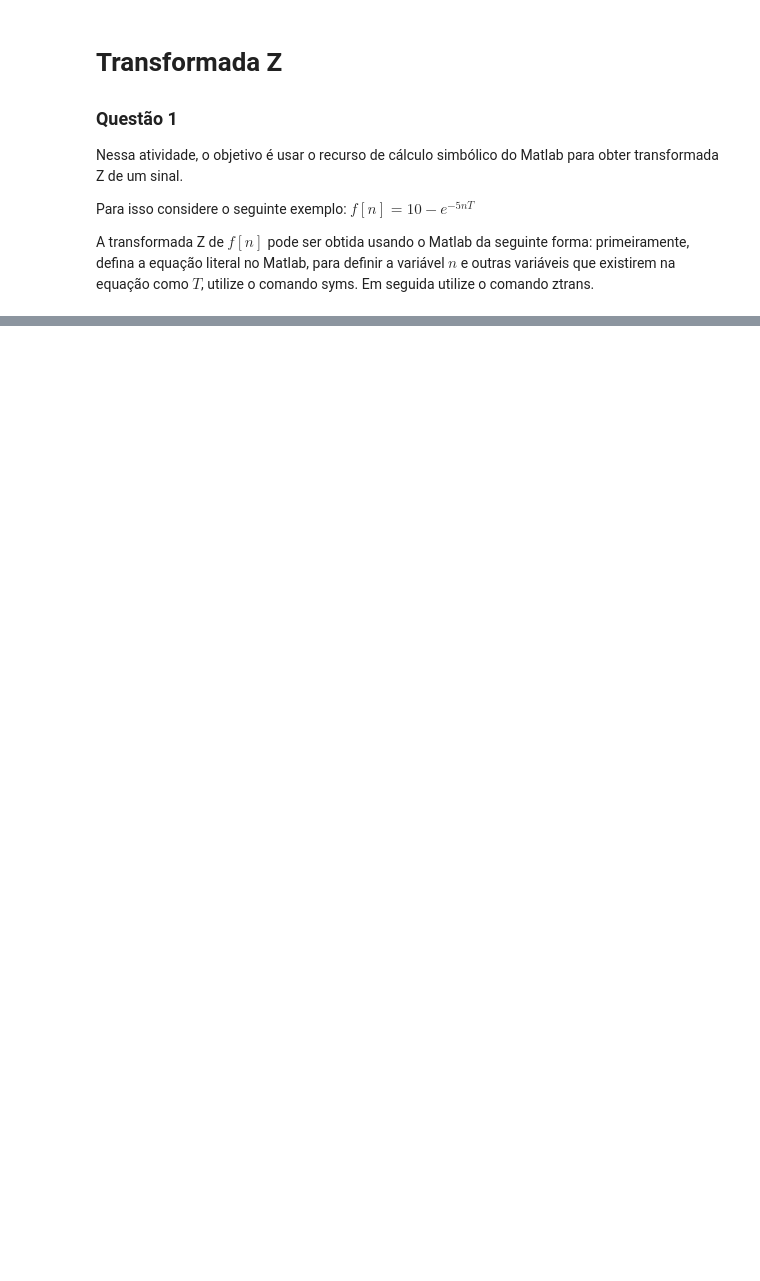
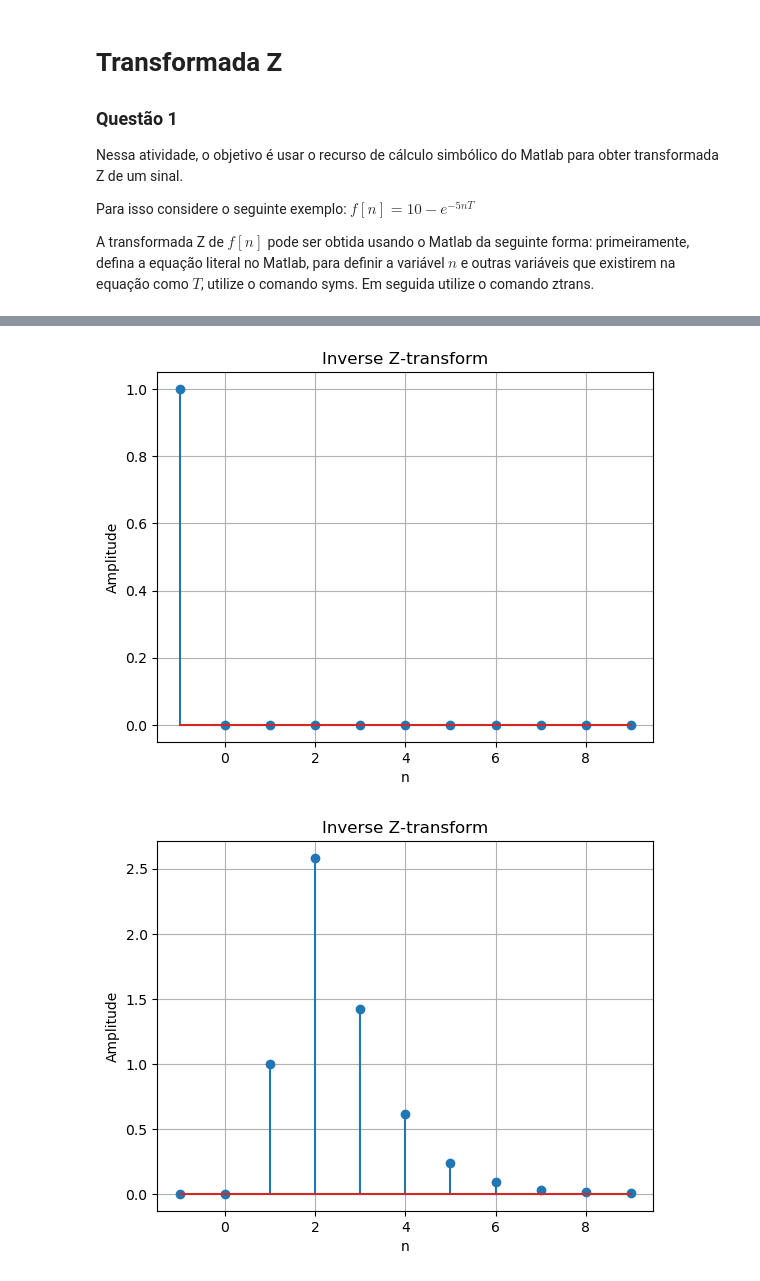
Before and after one commit to gianvstheworld/digital_control, a Jupyter notebook: z_transform/transform.ipynb, the cells around one changed output, grey strips where cells are left out. Drawn from its saved outputs; the diff is of its cells as text; code cells hidden in the pictures; blank space fills up the shorter version.

```diff
--- a/z_transform/transform.ipynb
+++ b/z_transform/transform.ipynb
@@ -68,0 +108,14 @@ T⋅z⋅(z - 1.0)
+# %%
+# Define the sequence
+F_a = 1 / z
+F_b = (z + 2) / ((z - 1/3) * (z - 1/4))
+F_c = (5 * z) / (z - 1/2) + (2 * z) / (z - 1/9)**2
+F_d = (5 * z * (z - lc.cos(5))) / (z**2 - 2 * lc.cos(5) * z + 1)
+F_e = (3 * z) / (3 * z - 2)
+
+# Compute the inverse Z-transform of F[z]
+F_a = F_a(n, causal=True)
+F_b = F_b(n, causal=True)
+F_c = F_c(n, causal=True)
+F_d = F_d(n, causal=True)
+F_e = F_e(n, causal=True)
@@ -68,0 +160,17 @@ T⋅z⋅(z - 1.0)
+# %%
+LIM = 10
+n_values = np.arange(-LIM, LIM)
+
+for signal in [F_a, F_b, F_c, F_d, F_e]:
+    signal_in = signal
+    signal = PlotExpr(n_values, signal_in, LIM=LIM)
+
+    plt.stem(n_values[len(n_values)//2 - 1:], signal[len(signal)//2 - 1:])
+    plt.title(f'Inverse Z-transform')
+    plt.xlabel('n')
+    plt.ylabel('Amplitude')
+    plt.grid(True)
+    plt.show()
+# %% [output]
+[figure, added]
+[figure, added]
```
Also changed, not shown: parts of 17 cells of this notebook, 2 other files.
